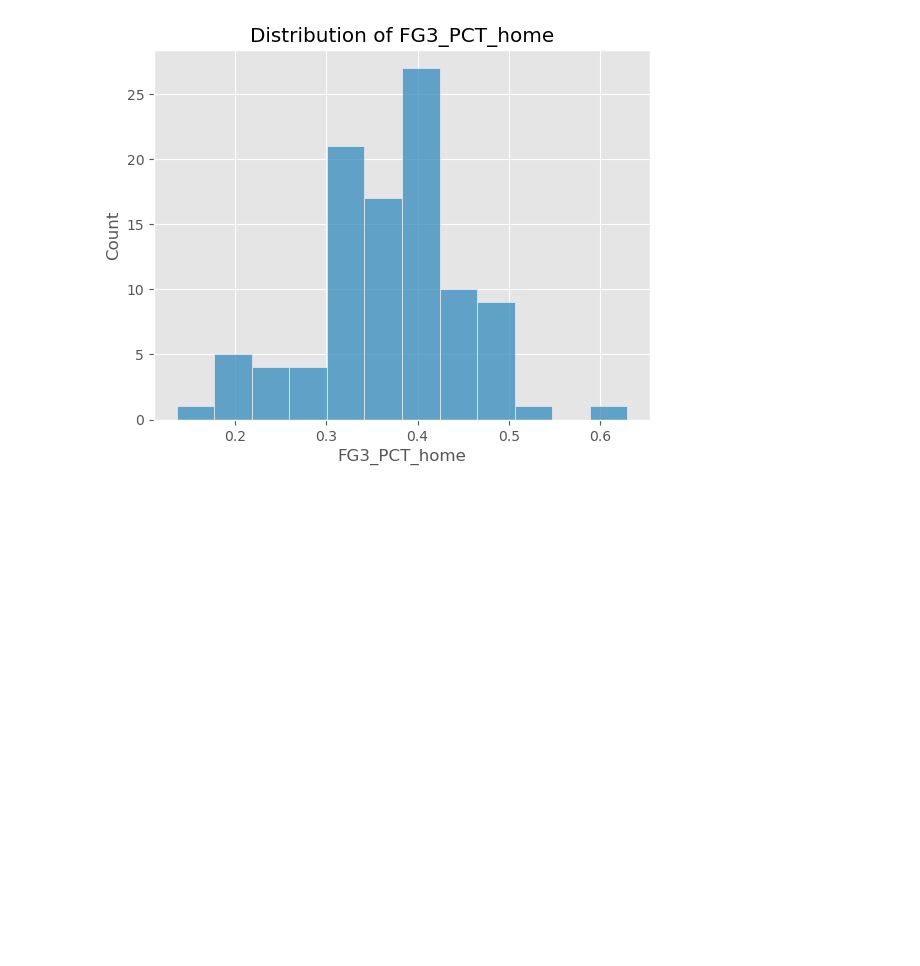
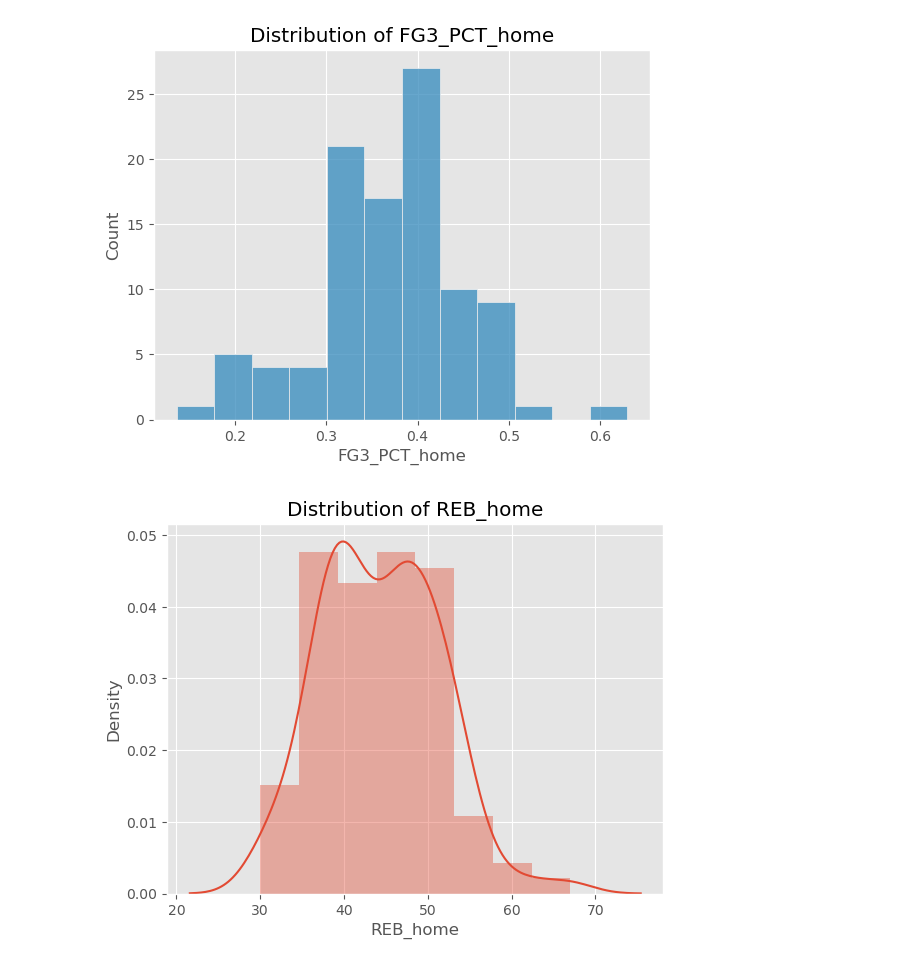
Before and after one commit to RyanMch97/ProgDA-Project, a Jupyter notebook: Prog-DA.ipynb, the cells around one changed output. Drawn from its saved outputs; the diff is of its cells as text; code cells hidden in the pictures; blank space fills up the shorter version.

Commit message:
Distro plot added

```diff
--- a/Prog-DA.ipynb
+++ b/Prog-DA.ipynb
@@ -91,3 +91,10 @@ plt.title("Distribution of FG3_PCT_home")
 plt.show()
 # %% [output]
 [figure]
+# %%
+# making a displot
+sns.distplot(df["REB_home"])
+plt.title("Distribution of REB_home")
+plt.show()
+# %% [output]
+[figure, added]
```
